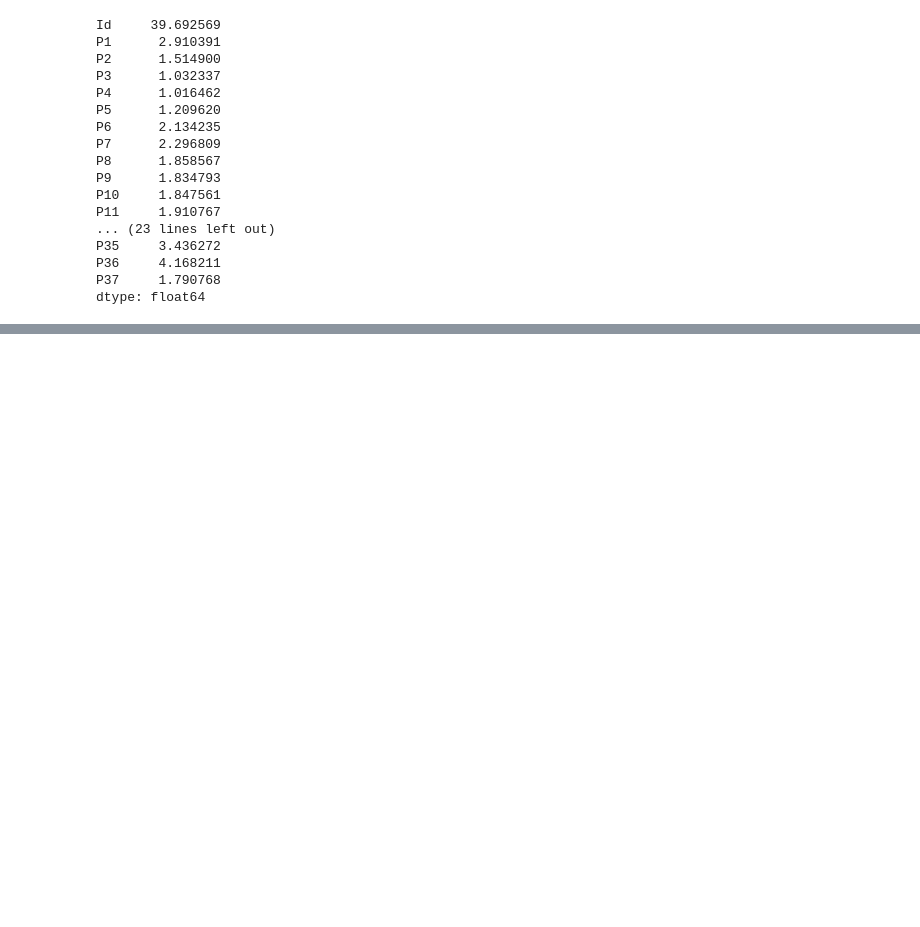
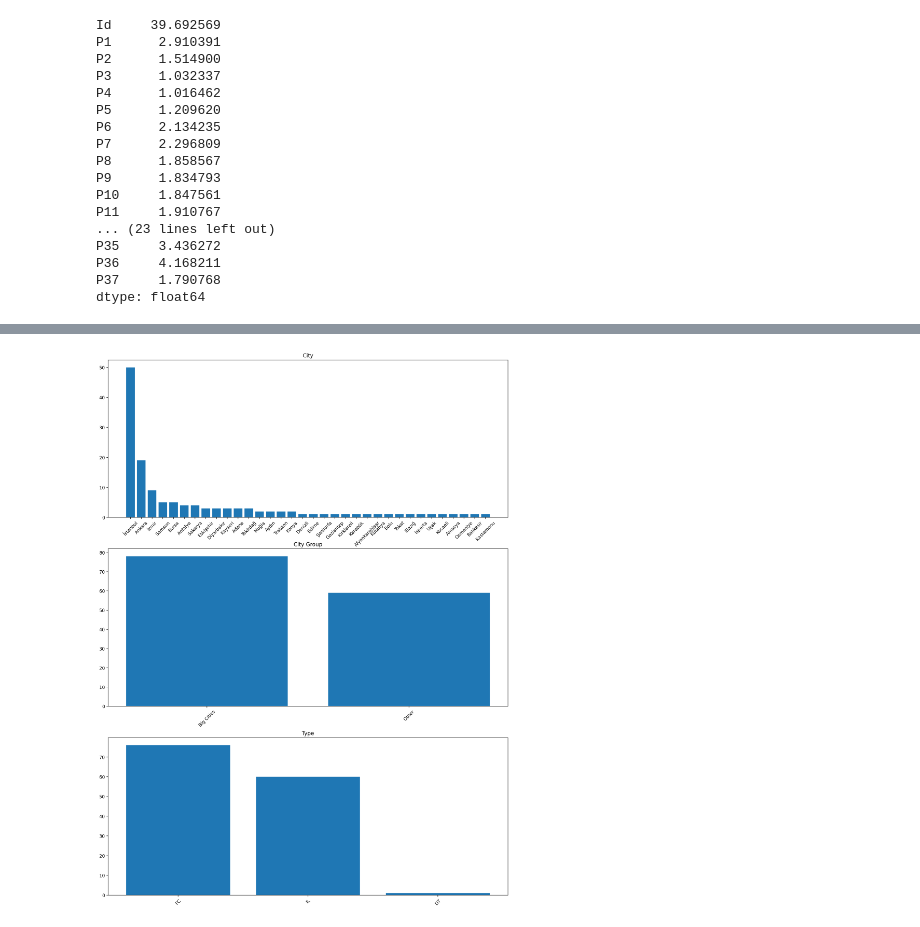
Before and after one commit to ashen007/Resturent_revenue_prediction, a Jupyter notebook: revenue prediction.ipynb, the cells around one changed output, grey strips where cells are left out. Cells and saved outputs as stored; diff of their text form; code cells hidden in the pictures; blank space fills up the shorter version.

Commit message:
exploration

```diff
--- a/revenue prediction.ipynb
+++ b/revenue prediction.ipynb
@@ -165,0 +205,23 @@ dtype: float64
+# %%
+# categorical data exploration
+res_count_by_city = train['City'].value_counts().reset_index()
+res_count_by_city_grp = train['City Group'].value_counts().reset_index()
+res_count_by_type = train['Type'].value_counts().reset_index()
+# %%
+fig,(ax1,ax2,ax3) = plt.subplots(nrows=3,
+                                 ncols=1,
+                                 figsize=[16,22],
+                                 dpi=200)
+axes = [ax1,ax2,ax3]
+data = [res_count_by_city,res_count_by_city_grp,res_count_by_type]
+plot_title = ['City','City Group','Type']
+
+for i in range(len(axes)):
+    axes[i].bar(x=data[i]['index'],
+                height=data[i][plot_title[i]])
+    axes[i].set_xticklabels(data[i]['index'], rotation=45)
+    axes[i].set_title(plot_title[i])
+
+plt.show()
+# %% [output]
+[figure, added]
```
Also changed, not shown: parts of 3 cells of this notebook.
